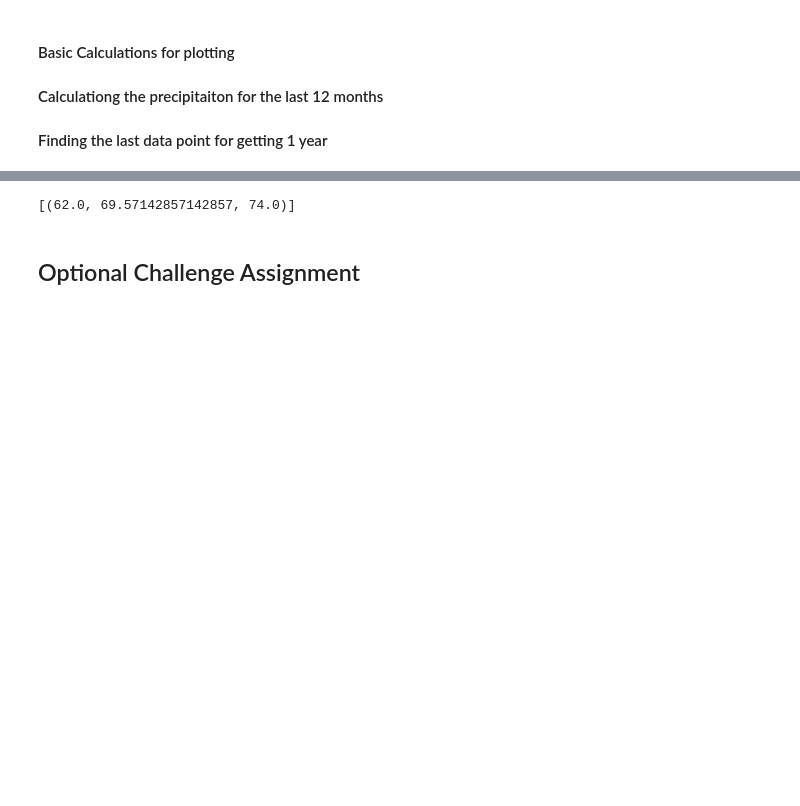
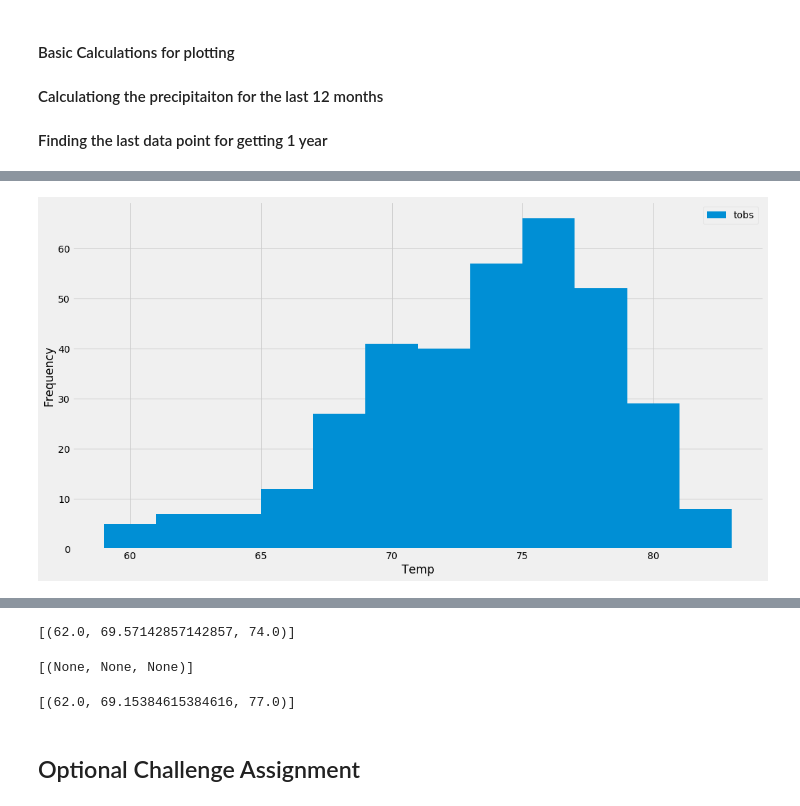
Before and after one commit to vijjikomali/Alchemy-SQL-, a Jupyter notebook: climate_starter.ipynb, the cells around one changed output, grey strips where cells are left out. Cells and saved outputs as stored; diff of their text form; code cells hidden in the pictures; blank space fills up the shorter version.

```diff
--- a/climate_starter.ipynb
+++ b/climate_starter.ipynb
@@ -212,3 +251,6 @@ plt.show()
 # %%
 # Choose the station with the highest number of temperature observations.
-# Query the last 12 months of temperature observation data for this station and plot the results as a histogram
+# Query the last 12 months of temperature observation data for this station and plot the results as a histogr
+hitemp_obsrv= session.query(Measurement.station, Measurement.tobs).\
+filter(Measurement.station  == 'USC00519281').\
+filter(Measurement.date > last_year).all()
@@ -214,0 +277,4 @@ plt.show()
+# %%
+tobs_df = pd.DataFrame(hitemp_obsrv)
+tobs_df.set_index('station', inplace=True)
+tobs_df.head()
@@ -215,3 +289,12 @@ plt.show()
+# %%
+plt.hist(tobs_df['tobs'],12)
+plt.xlabel('Temp')
+#plt.hist(tobs_df, bins=20)
+plt.ylabel('Frequency')
+plt.legend(['tobs'])
+plt.tight_layout()
+# %% [output]
+[figure, added]
 # %% [markdown]
 ![precipitation](Images/station-histogram.png)
 # %%
@@ -241,3 +321,38 @@ print(calc_temps('2012-02-28', '2012-03-05'))
+# %%
+# Use your previous function `calc_temps` to calculate the tmin, tavg, and tmax
+
+def daily_normals(start_date, end_date):
+    """TMIN, TAVG, and TMAX for a list of dates.
+
+    Args:
+        start_date (string): A date string in the format %Y-%m-%d
+        end_date (string): A date string in the format %Y-%m-%d
+
+    Returns:
+        TMIN, TAVE, and TMAX
+    """
+
+    return session.query(func.min(Measurement.tobs), func.avg(Measurement.tobs), func.max(Measurement.tobs)).\
+        filter(Measurement.date == start_date).filter(Measurement.date == end_date).all()
+# function usage example
+print(daily_normals('01','01'))
+# for your trip using the previous year's data for those same dates.
+# %% [output]
+[(None, None, None)]
+# %%
+def daily_normals(date):
+    """Daily Normals.
+    Args: date (str): A date string in the format '%m-%d'
+    Returns: A list of tuples containing the daily normals, tmin, tavg, and tmax
+    """
+
+    sel = [func.min(Measurement.tobs), func.avg(Measurement.tobs), func.max(Measurement.tobs)]
+
+    return session.query(*sel).filter(func.strftime("%m-%d", Measurement.date) == date).all()
+# function usage example
+print(daily_normals("01-01"))
+# %% [output]
+[(62.0, 69.15384615384616, 77.0)]
 # %%
 # Plot the results from your previous query as a bar chart.
 # Use "Trip Avg Temp" as your Title
```
Also changed, not shown: parts of 12 cells of this notebook.
